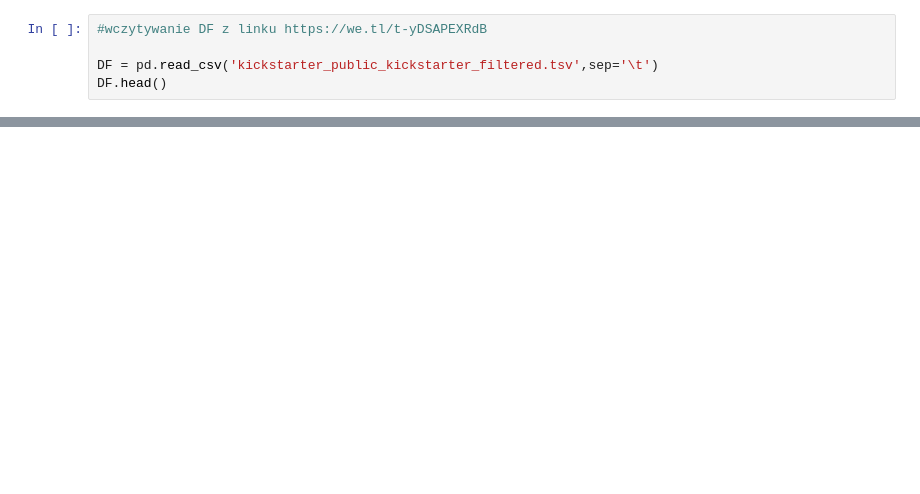
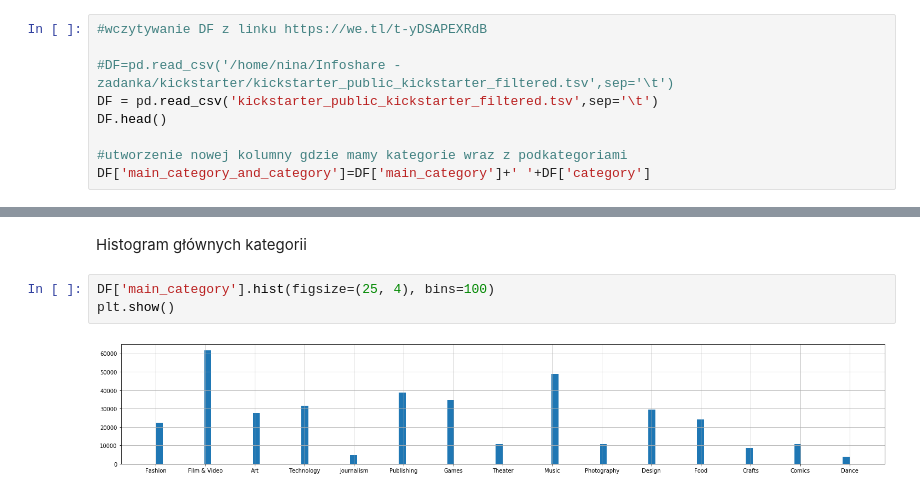
Before and after one commit to infoshareacademy/jdsz4-PandP, a Jupyter notebook: projekt_python/AnalizaProjectPython.ipynb, the cells around one changed output, grey strips where cells are left out. Drawn from its saved outputs; the diff is of its cells as text; blank space fills up the shorter version.

Commit message:
Adding hist and directions to AnalizaProjectPython.ipynb

```diff
--- a/projekt_python/AnalizaProjectPython.ipynb
+++ b/projekt_python/AnalizaProjectPython.ipynb
@@ -7,5 +8,9 @@ import pandas as pd
 # %%
 #wczytywanie DF z linku https://we.tl/t-yDSAPEXRdB
 
+#DF=pd.read_csv('/home/nina/Infoshare - zadanka/kickstarter/kickstarter_public_kickstarter_filtered.tsv',sep='\t')
 DF = pd.read_csv('kickstarter_public_kickstarter_filtered.tsv',sep='\t')
 DF.head()
+
+#utworzenie nowej kolumny gdzie mamy kategorie wraz z podkategoriami
+DF['main_category_and_category']=DF['main_category']+' '+DF['category']
@@ -18,0 +17,7 @@ DF.head()
+# %% [markdown]
+Histogram głównych kategorii
+# %%
+DF['main_category'].hist(figsize=(25, 4), bins=100)
+plt.show()
+# %% [output]
+[figure, added]
```
Also changed, not shown: parts of 15 cells of this notebook.
